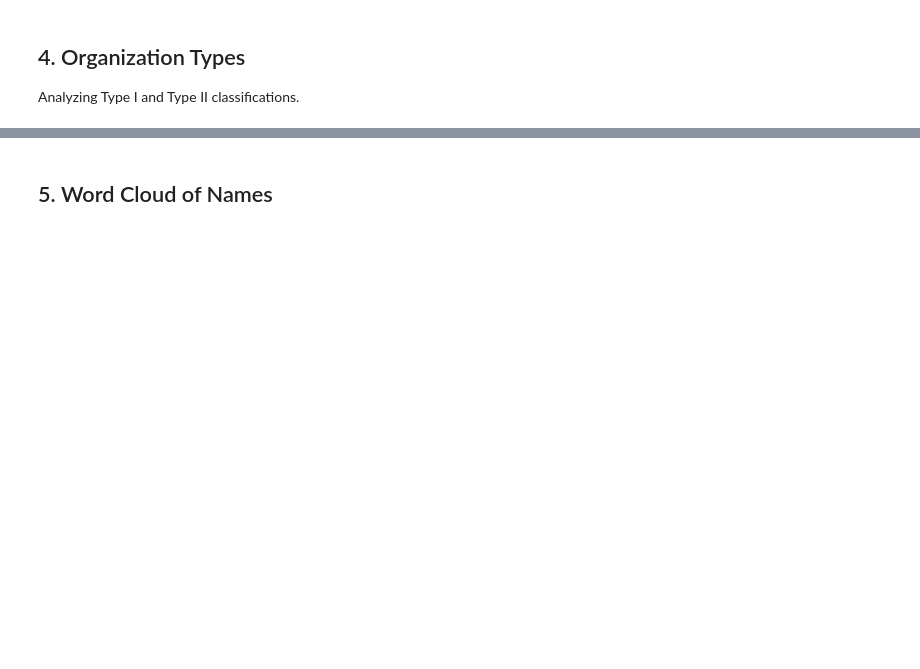
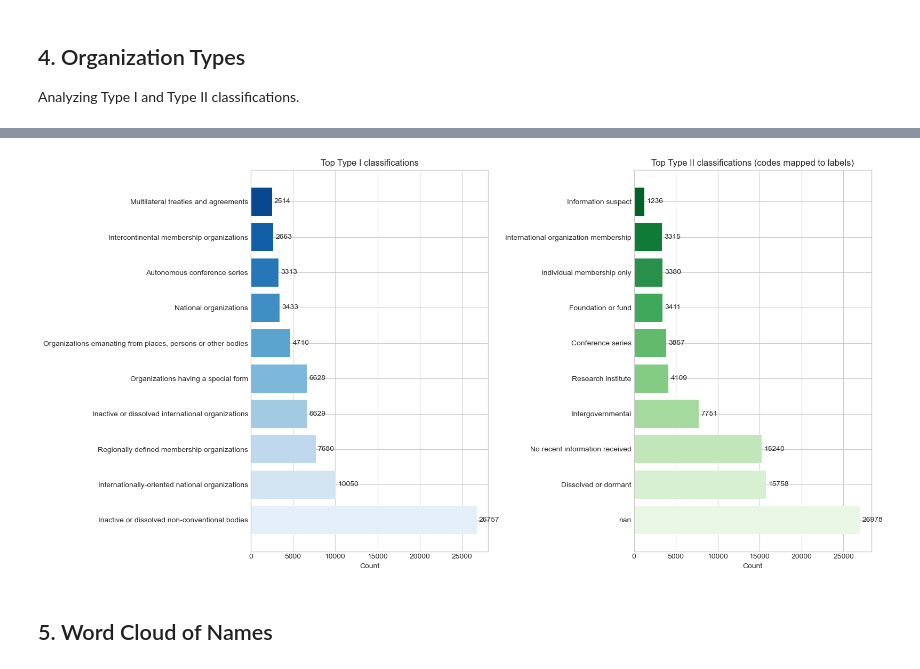
Before and after one commit to androidilicious/ybio-scraper, a Jupyter notebook: analysis/analysis.ipynb, the cells around one changed output, grey strips where cells are left out. Drawn from its saved outputs; the diff is of its cells as text; code cells hidden in the pictures; blank space fills up the shorter version.

```diff
--- a/analysis/analysis.ipynb
+++ b/analysis/analysis.ipynb
@@ -160,3 +161,101 @@ Passing `palette` without assigning `hue` is deprecated and will be removed in v
+# %%
+
+
+# --- Mappings ---
+TYPE_I = {
+    "A": "Federations of international organizations",
+    "B": "Universal membership organizations",
+    "C": "Intercontinental membership organizations",
+    "D": "Regionally defined membership organizations",
+    "E": "Organizations emanating from places, persons or other bodies",
+    "F": "Organizations having a special form",
+    "G": "Internationally-oriented national organizations",
+    "H": "Inactive or dissolved international organizations",
+    "J": "Recently reported or proposed international organizations",
+    "K": "Subsidiary and internal bodies",
+    "N": "National organizations",
+    "R": "Religious orders, fraternities and secular institutes",
+    "S": "Autonomous conference series",
+    "T": "Multilateral treaties and agreements",
+    "U": "Inactive or dissolved non-conventional bodies"
+}
+
+TYPE_II = {
+    "b": "Bilateral intergovernmental organization",
+    "c": "Conference series",
+    "d": "Dissolved or dormant",
+    "e": "Commercial enterprise",
+    "f": "Foundation or fund",
+    "g": "Intergovernmental",
+    "j": "Research institute",
+    "n": "Has become national",
+    "p": "Proposed body",
+    "s": "Information suspect",
+    "v": "Individual membership only",
+    "x": "No recent information received",
+    "y": "International organization membership"
+}
+
+# --- Helper to parse Type II robustly ---
+def split_type2_codes(val):
+    if pd.isna(val):
+        return []
+    s = str(val).strip()
+    for sep in [",", ";", "/", "|"]:
+        s = s.replace(sep, " ")
+    parts = [p.strip() for p in s.split() if p.strip()]
+    codes = []
+    for p in parts:
+        if len(p) > 1 and all(ch in TYPE_II for ch in p):
+            codes.extend(list(p))
+        else:
+            codes.append(p)
+    return codes
+
+# --- Map and prepare counts (assumes `df` exists) ---
+df_plot = df.copy()
+df_plot["Type I Label"] = df_plot["Type I"].astype(str).str.strip().map(TYPE_I).fillna("Unknown Type I")
+df_plot["Type II Codes"] = df_plot["Type II"].apply(split_type2_codes)
+
+# Count Type I
+type1_counts = df_plot["Type I Label"].value_counts().head(10)
+
+# Flatten Type II codes and map to labels, then count
+type2_exploded = df_plot.explode("Type II Codes")
+type2_exploded["Type II Label"] = type2_exploded["Type II Codes"].map(TYPE_II).fillna(type2_exploded["Type II Codes"].astype(str))
+type2_counts = type2_exploded["Type II Label"].value_counts().head(10)
+
+# --- Plotting ---
+fig, axes = plt.subplots(1, 2, figsize=(16, 8))
+
+# Type I (horizontal bar)
+colors1 = sns.color_palette("Blues_r", n_colors=len(type1_counts))
+axes[0].barh(type1_counts.index[::-1], type1_counts.values[::-1], color=colors1)
+axes[0].set_title("Top Type I classifications")
+axes[0].set_xlabel("Count")
+axes[0].set_ylabel("")
+axes[0].invert_yaxis()
+
+# Annotate Type I bars
+for i, v in enumerate(type1_counts.values[::-1]):
+    axes[0].text(v + max(type1_counts.values) * 0.01, i, str(v), va="center")
+
+# Type II (horizontal bar)
+colors2 = sns.color_palette("Greens_r", n_colors=len(type2_counts))
+axes[1].barh(type2_counts.index[::-1], type2_counts.values[::-1], color=colors2)
+axes[1].set_title("Top Type II classifications (codes mapped to labels)")
+axes[1].set_xlabel("Count")
+axes[1].set_ylabel("")
+axes[1].invert_yaxis()
+
+# Annotate Type II bars
+for i, v in enumerate(type2_counts.values[::-1]):
+    axes[1].text(v + max(type2_counts.values) * 0.01, i, str(v), va="center")
+
+plt.tight_layout()
+plt.show()
+# %% [output]
+[figure, added]
 # %% [markdown]
 ## 5. Word Cloud of Names
 # %%
```
Also changed, not shown: parts of 6 cells of this notebook.
